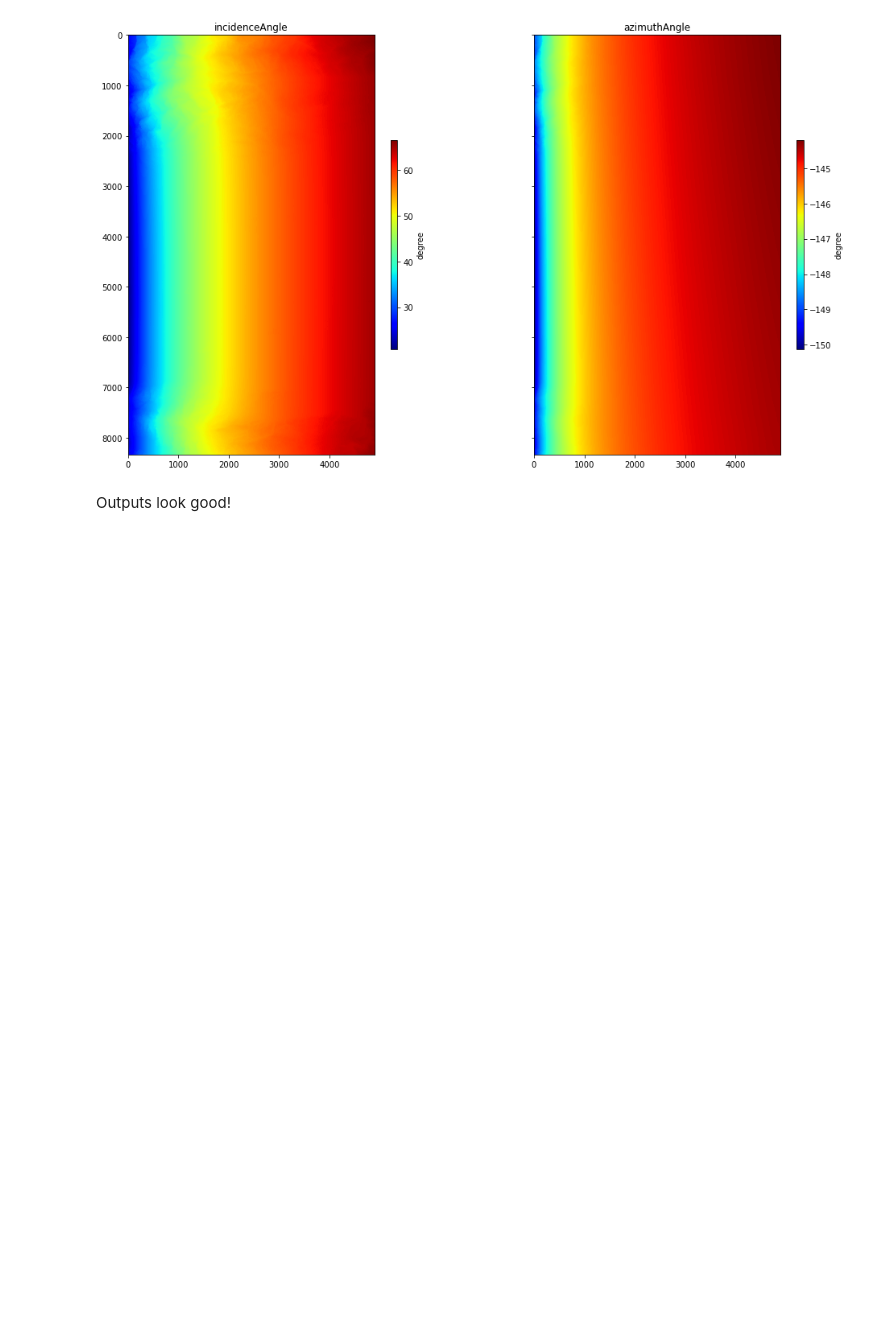
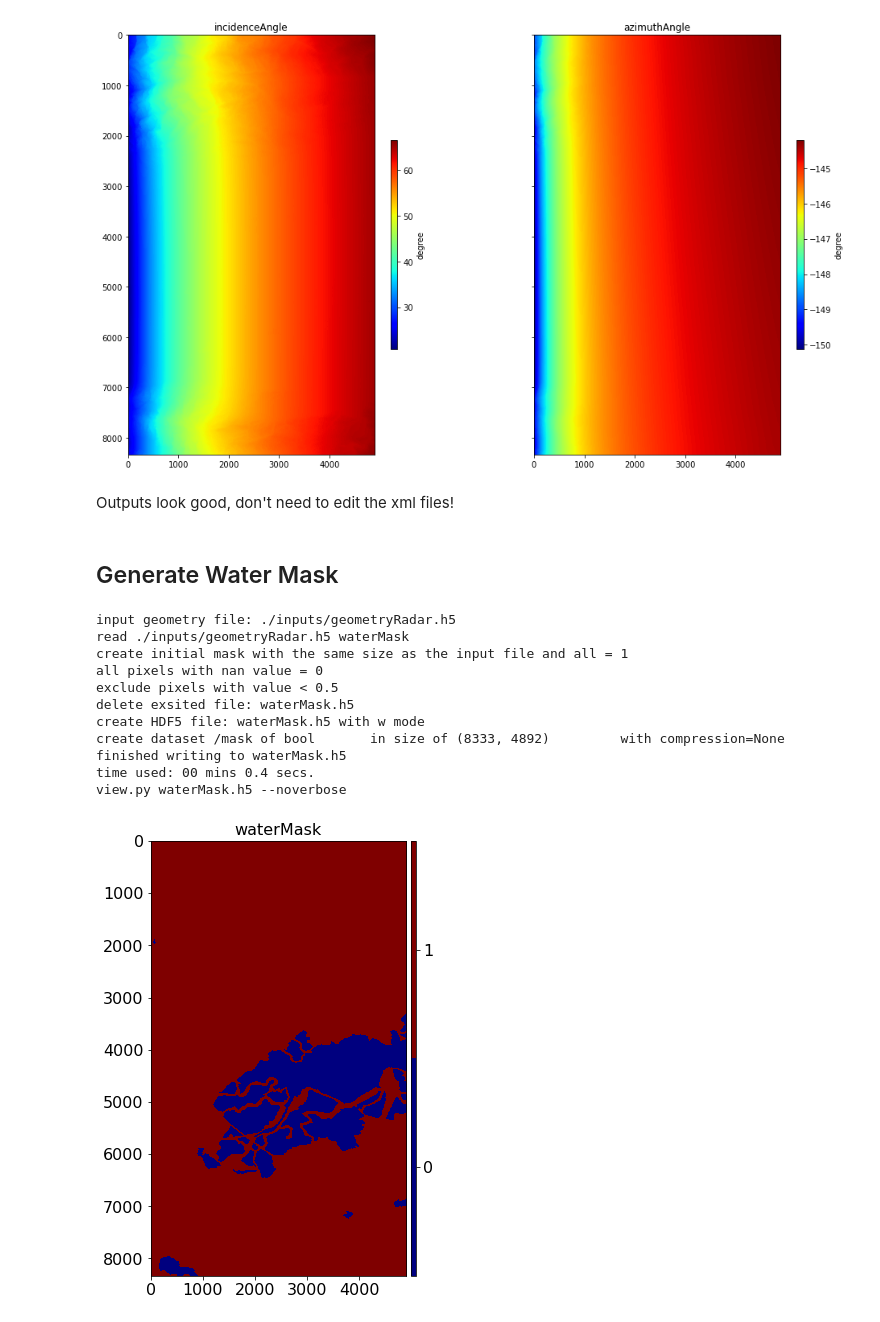
Before and after one commit to forrestfwilliams/UAVSAR_InSAR, a Jupyter notebook: mintpy_processing.ipynb, the cells around one changed output. Cells and saved outputs as stored; diff of their text form; code cells hidden in the pictures; blank space fills up the shorter version.

```diff
--- a/mintpy_processing.ipynb
+++ b/mintpy_processing.ipynb
@@ -91,4 +99,22 @@ fig = view.main('inputs/geometryRadar.h5 azimuthAngle incidenceAngle --noverbose
 view.py inputs/geometryRadar.h5 azimuthAngle incidenceAngle --noverbose
 [figure]
 # %% [markdown]
-Outputs look good!
+Outputs look good, don't need to edit the xml files!
+# %% [markdown]
+## Generate Water Mask
+# %%
+!generate_mask.py ./inputs/geometryRadar.h5 waterMask -m 0.5 -o waterMask.h5
+view.main('waterMask.h5 --noverbose'.split())
+# %% [output]
+input geometry file: ./inputs/geometryRadar.h5
+read ./inputs/geometryRadar.h5 waterMask
+create initial mask with the same size as the input file and all = 1
+all pixels with nan value = 0
+exclude pixels with value < 0.5
+delete exsited file: waterMask.h5
+create HDF5 file: waterMask.h5 with w mode
+create dataset /mask of bool       in size of (8333, 4892)         with compression=None
+finished writing to waterMask.h5
+time used: 00 mins 0.4 secs.
+view.py waterMask.h5 --noverbose
+[figure, added]
```
Also changed, not shown: parts of 54 cells of this notebook, 1 other file.
